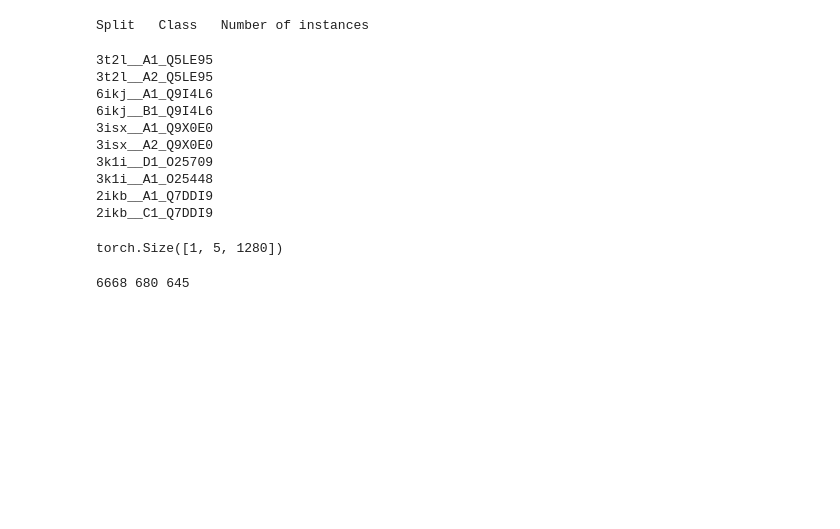
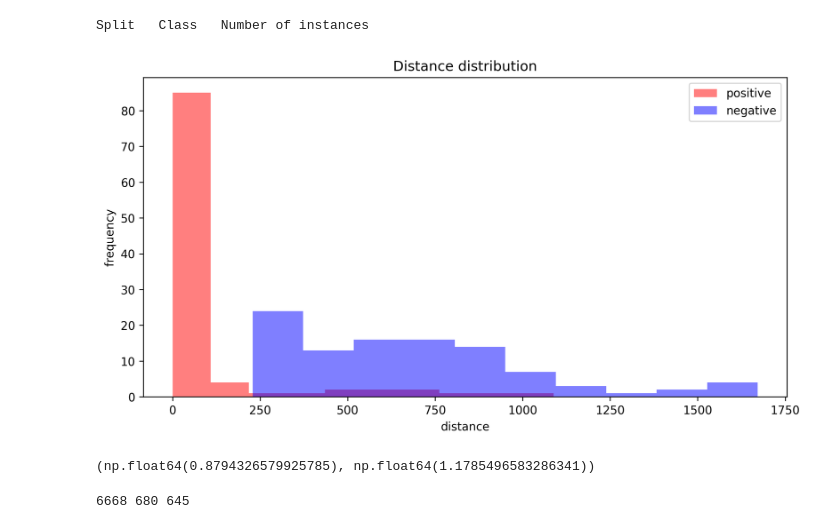
Before and after one commit to ievapudz/gLM_PPI_XAI, a Jupyter notebook: data_process/pinder_eubacteria_v2.ipynb, the cells around one changed output. Drawn from its saved outputs; the diff is of its cells as text; code cells hidden in the pictures; blank space fills up the shorter version.

```diff
--- a/data_process/pinder_eubacteria_v2.ipynb
+++ b/data_process/pinder_eubacteria_v2.ipynb
@@ -402,35 +406,65 @@ DEVICE = torch.device('cuda' if torch.cuda.is_available() else 'cpu')
 model = AutoModel.from_pretrained(f"{HOME}/projects/gLM/gLM2_650M", torch_dtype=torch.bfloat16, trust_remote_code=True).to(DEVICE)
 tokenizer = AutoTokenizer.from_pretrained(f"{HOME}/projects/gLM/gLM2_650M", trust_remote_code=True)
 # %%
-NUM_SAMPLES=5
-EMB_DIM=1280
+def generate_embeddings(df, seq_df, model, tokenizer, num_samples=5, emb_dim=1280):
+    embs_R = torch.empty((1, num_samples, emb_dim), dtype=torch.float64)
+    embs_L = torch.empty((1, num_samples, emb_dim), dtype=torch.float64)
 
-split_pos_embs_R = torch.empty((1, NUM_SAMPLES, EMB_DIM), dtype=torch.float64)
-split_pos_embs_L = torch.empty((1, NUM_SAMPLES, EMB_DIM), dtype=torch.float64)
+    for i, record in df[:num_samples].iterrows():
+        enc_R = tokenizer([seq_df[record['pinder_id_R']]], return_tensors='pt').to(DEVICE)
+        enc_L = tokenizer([seq_df[record['pinder_id_L']]], return_tensors='pt').to(DEVICE)
 
-for i, record in split_positives[:5].iterrows():
+        with torch.no_grad():
+            embs_R[0][i] = model(enc_R.input_ids, output_hidden_states=True).last_hidden_state.mean(dim=1)
+            embs_L[0][i] = model(enc_L.input_ids, output_hidden_states=True).last_hidden_state.mean(dim=1)
 
+    return torch.squeeze(embs_R), torch.squeeze(embs_L)
 
-    enc_R = tokenizer([split_pos_seq[record['pinder_id_R']]], return_tensors='pt').to(DEVICE)
-    enc_L = tokenizer([split_pos_seq[record['pinder_id_L']]], return_tensors='pt').to(DEVICE)
-
-    with torch.no_grad():
-        split_pos_embs_R[0][i] = model(enc_R.input_ids, output_hidden_states=True).last_hidden_state.mean(dim=1)
-        split_pos_embs_L[0][i] = model(enc_L.input_ids, output_hidden_states=True).last_hidden_state.mean(dim=1)
+split_pos_embs_R, split_pos_embs_L = generate_embeddings(split_positives, split_pos_seq, model, tokenizer, num_samples=100, emb_dim=1280)
+split_neg_embs_R, split_neg_embs_L = generate_embeddings(split_negatives, split_neg_seq, model, tokenizer, num_samples=100, emb_dim=1280)
-# %% [output]
-3t2l__A1_Q5LE95
-3t2l__A2_Q5LE95
-6ikj__A1_Q9I4L6
-6ikj__B1_Q9I4L6
-3isx__A1_Q9X0E0
-3isx__A2_Q9X0E0
-3k1i__D1_O25709
-3k1i__A1_O25448
-2ikb__A1_Q7DDI9
-2ikb__C1_Q7DDI9
 # %%
+# Compute distances
+split_pos_dists = torch.cdist(split_pos_embs_R, split_pos_embs_L).diag()
+split_neg_dists = torch.cdist(split_neg_embs_R, split_neg_embs_L).diag()
-# %% [output]
-torch.Size([1, 5, 1280])
+# %%
+def plot_distributions(dist1, dist2, title):
+    matplotlib.rcParams['figure.dpi'] = 300
+    plt.figure(figsize=(10, 5))
+
+    hist1, _ = np.histogram(dist1, density=True)
+    hist2, _ = np.histogram(dist2, density=True)
+
+    plt.hist(dist1, color='red', alpha=0.5, label='positive')
+    plt.hist(dist2, color='blue', alpha=0.5, label='negative')
+    plt.xlabel('distance')
+    plt.ylabel('frequency')
+    plt.title(title)
+    plt.legend()
+
+    plt.show()
+
+    return hist1, hist2
+
+def compute_KL_divergence(hist1, hist2):
+    # Clip to avoid division by zero and ensure valid inputs
+    epsilon = 1e-10
+    p1 = np.clip(hist1, epsilon, None)
+    p2 = np.clip(hist2, epsilon, None)
+
+    # Normalize histograms to make them proper probability distributions
+    p1 /= p1.sum()
+    p2 /= p2.sum()
+
+    kl_12 = np.sum(rel_entr(p1, p2))
+    kl_21 = np.sum(rel_entr(p2, p1))
+
+    return kl_12, kl_21
+
+hist_pos, hist_neg = plot_distributions(split_pos_dists, split_neg_dists, "Distance distribution")
+print(compute_KL_divergence(hist_pos, hist_neg))
+# %% [output]
+[figure, added]
+(np.float64(0.8794326579925785), np.float64(1.1785496583286341))
 # %%
 # Remove redundancy from the training set
 mask = train_index['id'].isin(eubacteria_pinder_ids['train'])
```
Also changed, not shown: parts of 1 cell of this notebook.
